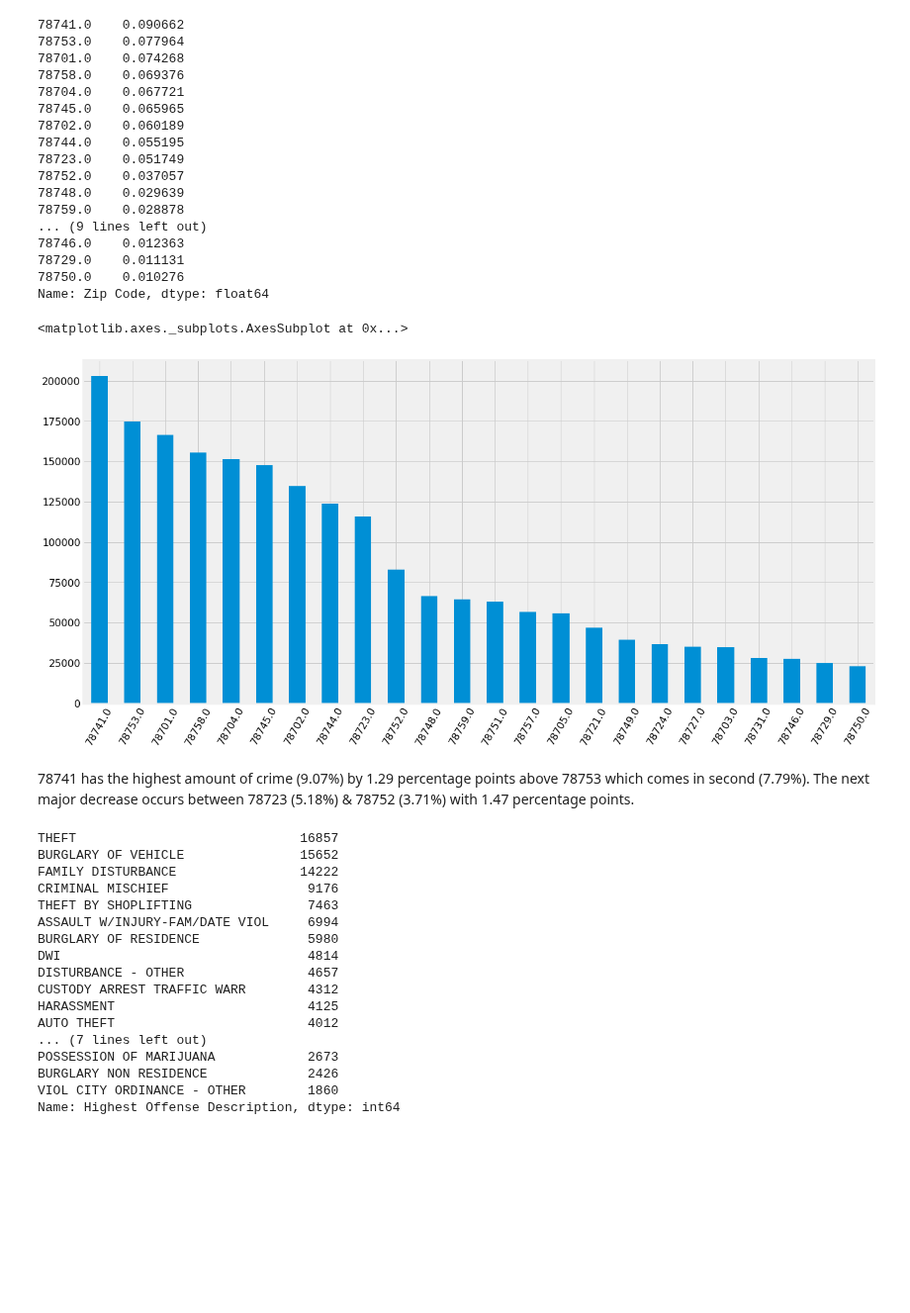
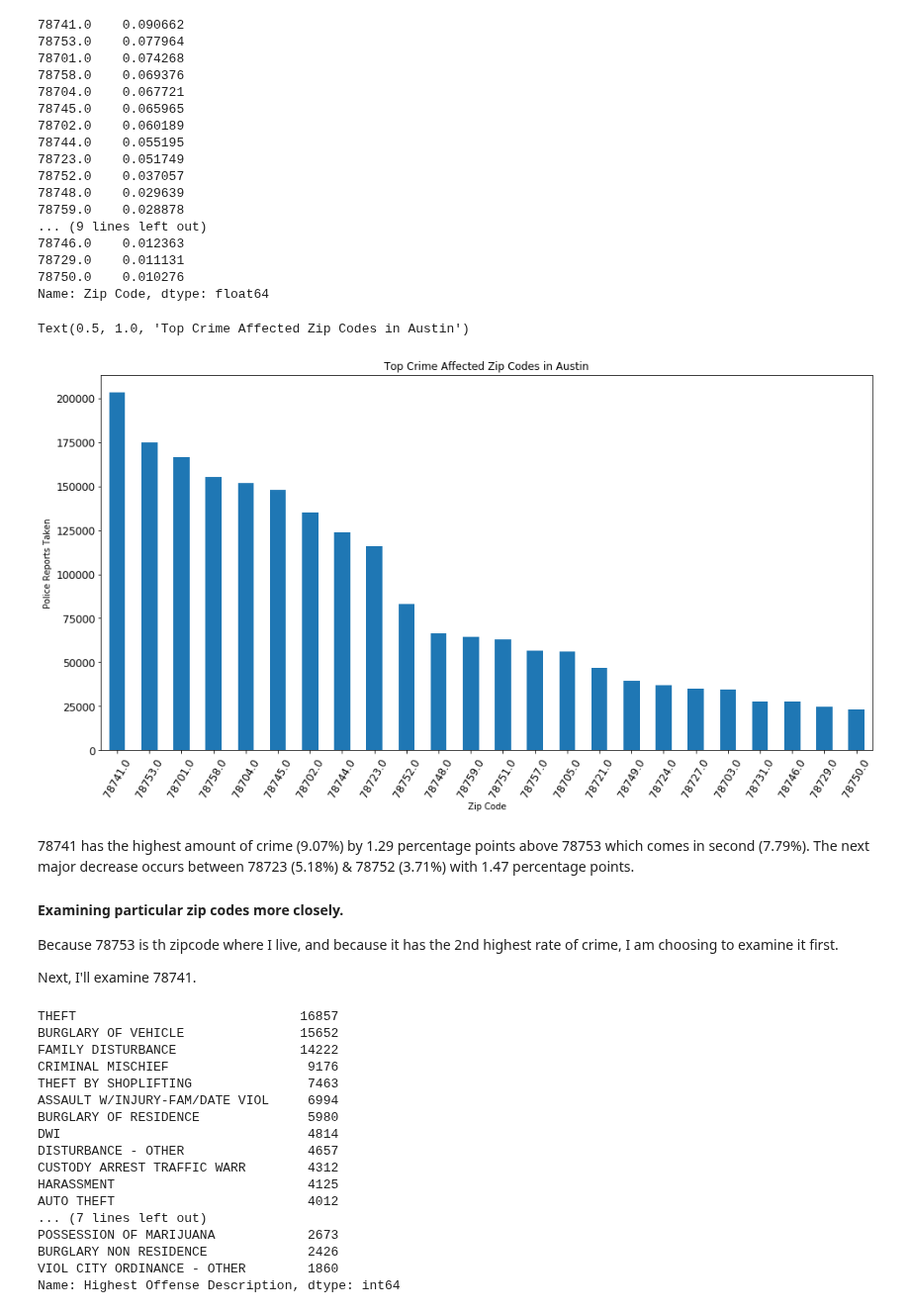
Before and after one commit to rgrantham82/Crime-Analysis, a Jupyter notebook: Austin Crimes Report Analysis.ipynb, the cells around one changed output. Shown at 99% size. Cells and saved outputs as stored; diff of their text form; code cells hidden in the pictures; blank space fills up the shorter version.

```diff
--- a/Austin Crimes Report Analysis.ipynb
+++ b/Austin Crimes Report Analysis.ipynb
@@ -193,13 +187,23 @@ Name: Zip Code, dtype: int64
 78729.0    0.011131
 78750.0    0.010276
 Name: Zip Code, dtype: float64
-# %%
-zip_codes.plot.bar(figsize=(20,10), fontsize=16, rot=60)
-# %% [output]
-<matplotlib.axes._subplots.AxesSubplot at 0x...>
-[figure, removed]
+# %%
+zip_codes.plot.bar(figsize=(16,8), fontsize=12, rot=60)
+
+plt.xlabel('Zip Code')
+plt.ylabel('Police Reports Taken')
+plt.title('Top Crime Affected Zip Codes in Austin')
+# %% [output]
+Text(0.5, 1.0, 'Top Crime Affected Zip Codes in Austin')
+[figure, added]
 # %% [markdown]
 78741 has the highest amount of crime (9.07%) by 1.29 percentage points above 78753 which comes in second (7.79%). The next major decrease occurs between 78723 (5.18%) & 78752 (3.71%) with 1.47 percentage points.
+
+#### Examining particular zip codes more closely.
+
+Because 78753 is th zipcode where I live, and because it has the 2nd highest rate of crime, I am choosing to examine it first.
+
+Next, I'll examine 78741.
 # %%
 # Examining crime in the 78753 area
 df_53 = df[df['Zip Code'] == 78753]
```
Also changed, not shown: parts of 15 cells of this notebook.
